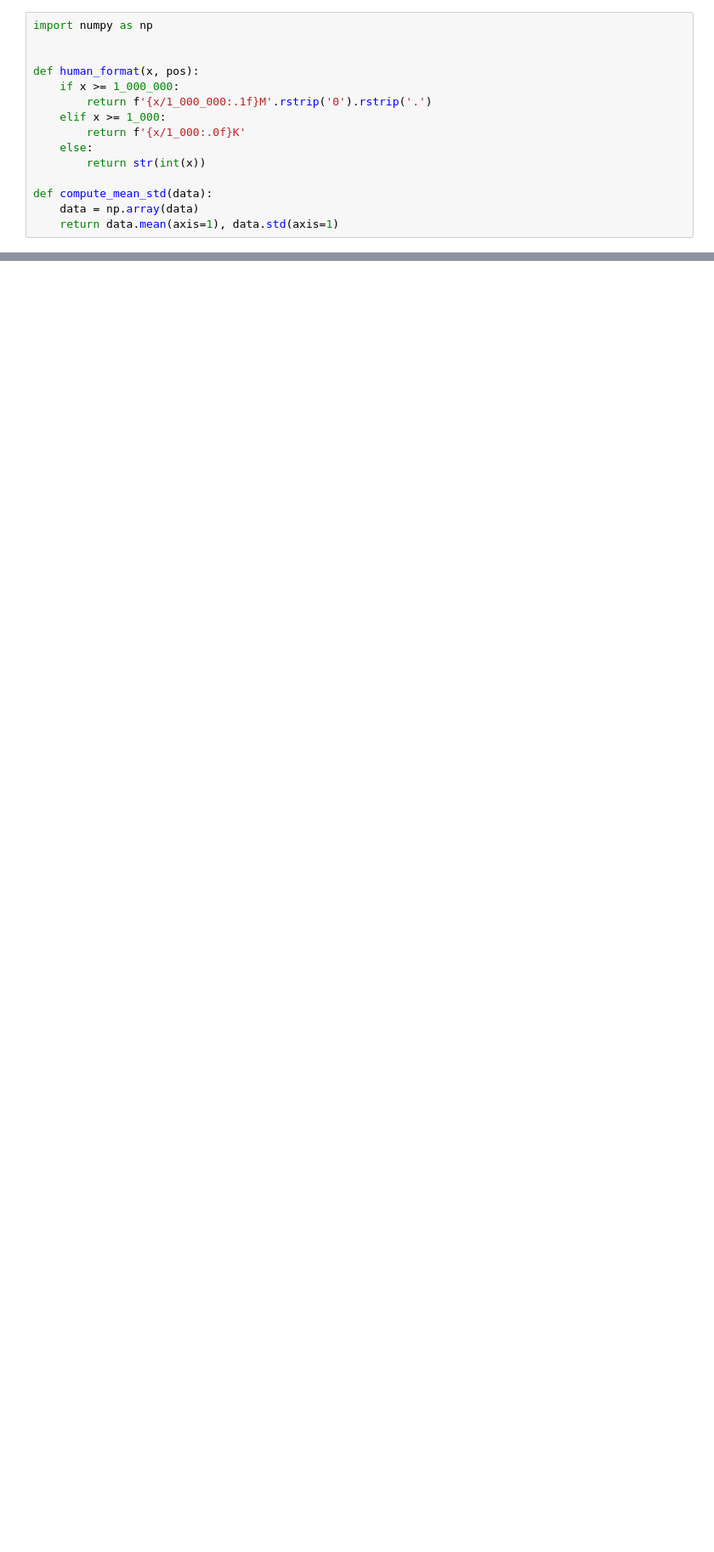
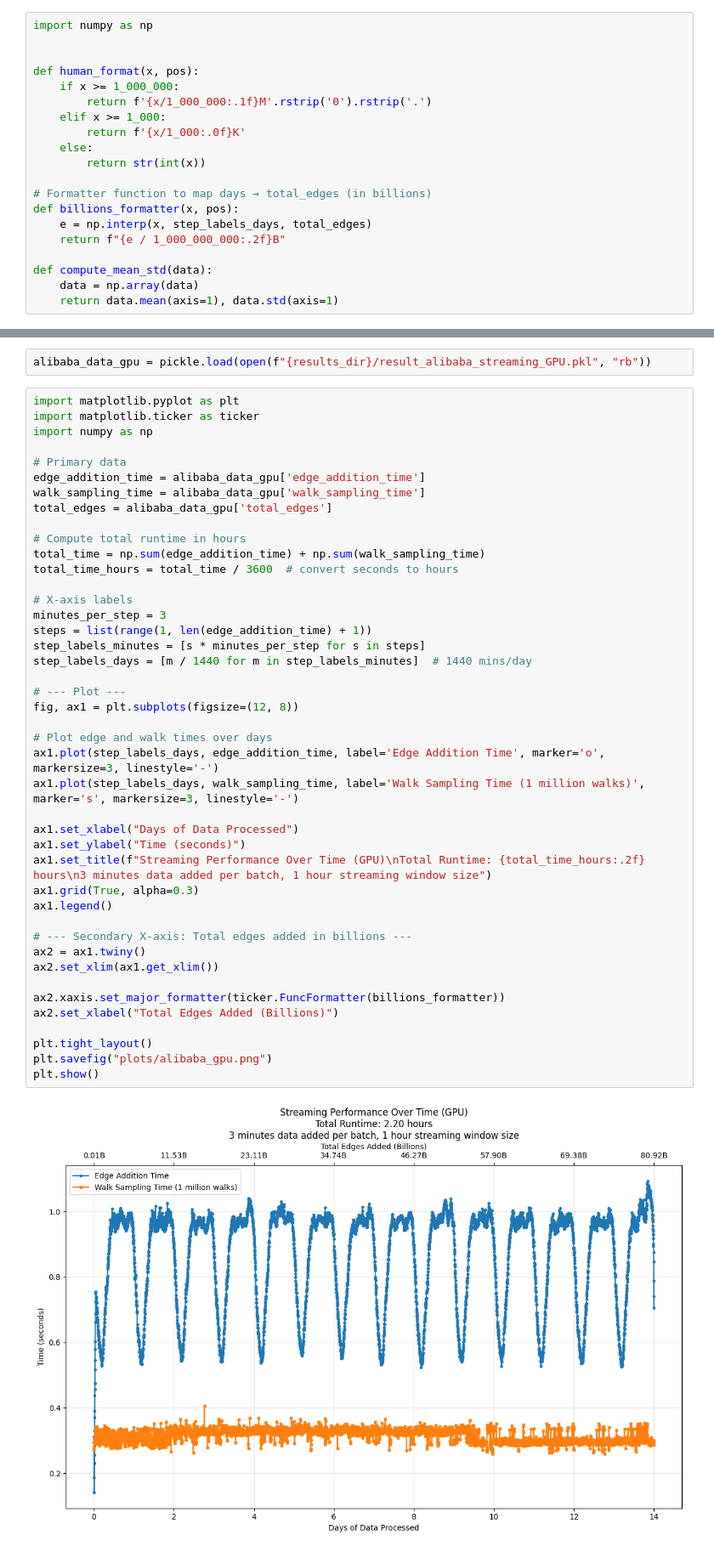
Before and after one commit to ashfaq1701/temporal-random-walk-test, a Jupyter notebook: test_visualizations.ipynb, the cells around one changed output, grey strips where cells are left out. Shown at 85% size. Drawn from its saved outputs; the diff is of its cells as text; blank space fills up the shorter version.

```diff
--- a/test_visualizations.ipynb
+++ b/test_visualizations.ipynb
@@ -10,6 +10,11 @@ def human_format(x, pos):
     else:
         return str(int(x))
 
+# Formatter function to map days → total_edges (in billions)
+def billions_formatter(x, pos):
+    e = np.interp(x, step_labels_days, total_edges)
+    return f"{e / 1_000_000_000:.2f}B"
+
 def compute_mean_std(data):
     data = np.array(data)
     return data.mean(axis=1), data.std(axis=1)
@@ -329,3 +334,50 @@ plt.savefig("plots/plot5_total_vs_active_edges.png")
 plt.show()
 # %% [output]
 [figure]
+# %%
+alibaba_data_gpu = pickle.load(open(f"{results_dir}/result_alibaba_streaming_GPU.pkl", "rb"))
+# %%
+import matplotlib.pyplot as plt
+import matplotlib.ticker as ticker
+import numpy as np
+
+# Primary data
+edge_addition_time = alibaba_data_gpu['edge_addition_time']
+walk_sampling_time = alibaba_data_gpu['walk_sampling_time']
+total_edges = alibaba_data_gpu['total_edges']
+
+# Compute total runtime in hours
+total_time = np.sum(edge_addition_time) + np.sum(walk_sampling_time)
+total_time_hours = total_time / 3600  # convert seconds to hours
+
+# X-axis labels
+minutes_per_step = 3
+steps = list(range(1, len(edge_addition_time) + 1))
+step_labels_minutes = [s * minutes_per_step for s in steps]
+step_labels_days = [m / 1440 for m in step_labels_minutes]  # 1440 mins/day
+
+# --- Plot ---
+fig, ax1 = plt.subplots(figsize=(12, 8))
+
+# Plot edge and walk times over days
+ax1.plot(step_labels_days, edge_addition_time, label='Edge Addition Time', marker='o', markersize=3, linestyle='-')
+ax1.plot(step_labels_days, walk_sampling_time, label='Walk Sampling Time (1 million walks)', marker='s', markersize=3, linestyle='-')
+
+ax1.set_xlabel("Days of Data Processed")
+ax1.set_ylabel("Time (seconds)")
+ax1.set_title(f"Streaming Performance Over Time (GPU)\nTotal Runtime: {total_time_hours:.2f} hours\n3 minutes data added per batch, 1 hour streaming window size")
+ax1.grid(True, alpha=0.3)
+ax1.legend()
+
+# --- Secondary X-axis: Total edges added in billions ---
+ax2 = ax1.twiny()
+ax2.set_xlim(ax1.get_xlim())
+
+ax2.xaxis.set_major_formatter(ticker.FuncFormatter(billions_formatter))
+ax2.set_xlabel("Total Edges Added (Billions)")
+
+plt.tight_layout()
+plt.savefig("plots/alibaba_gpu.png")
+plt.show()
+# %% [output]
+[figure, added]
```
Also changed, not shown: parts of 9 cells of this notebook, 2 other files.
